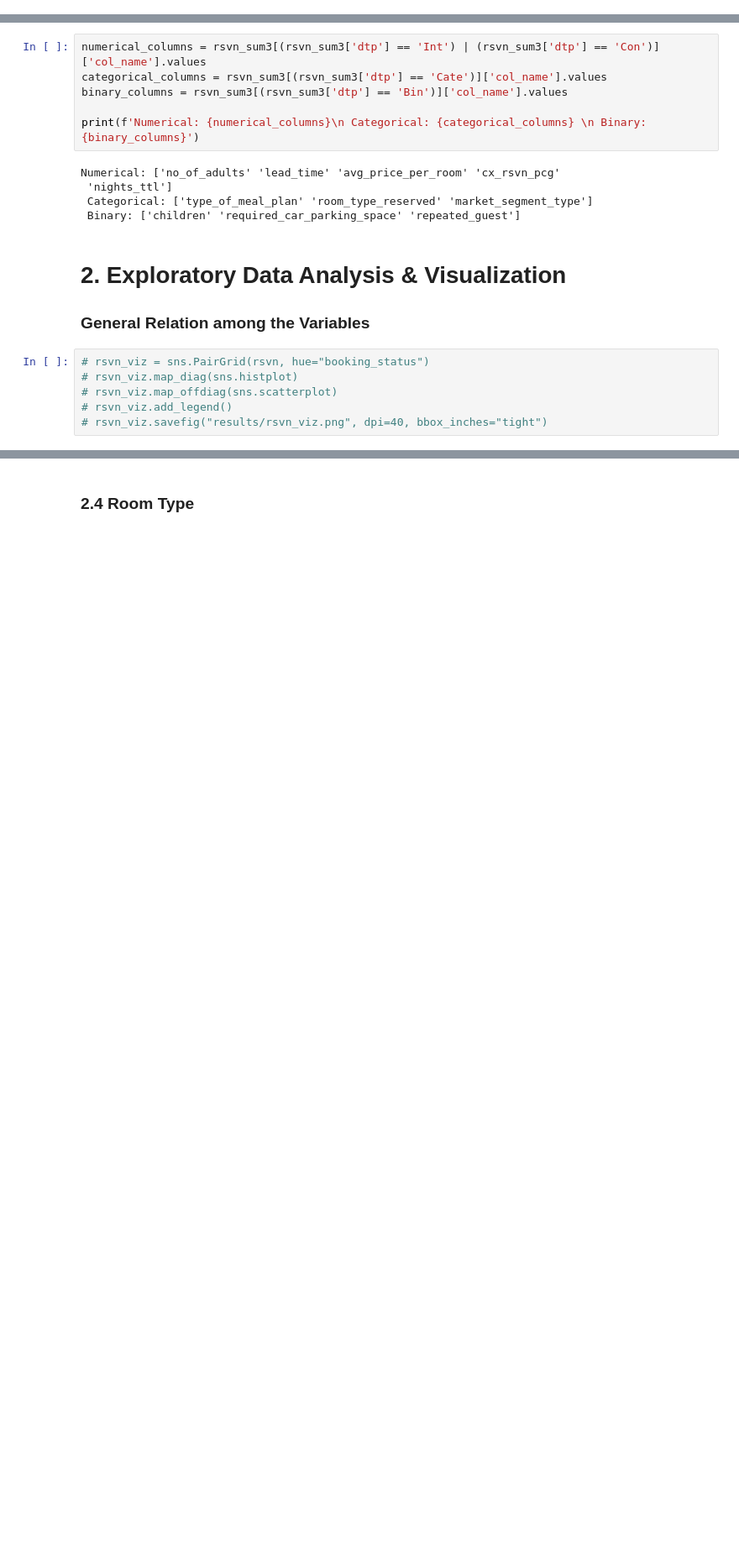
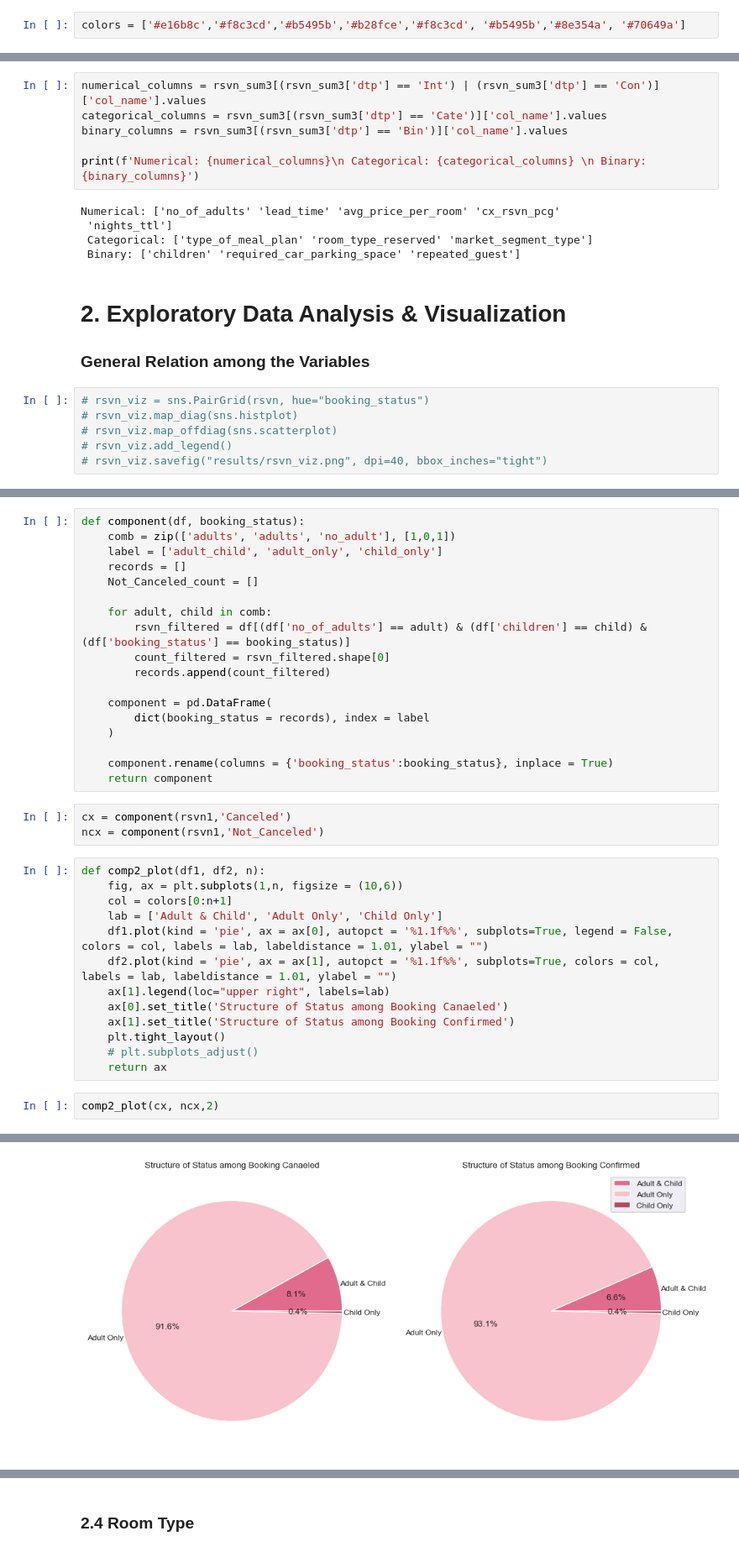
Before and after one commit to jh22d/BookedUp, a Jupyter notebook: Final_Project.ipynb, the cells around one changed output, grey strips where cells are left out. Shown at 84% size. Saved outputs shown, nothing was run; the diff lists cells and outputs as text; blank space fills up the shorter version.

Commit message:
refactor the codes and modify the graph a bit

```diff
--- a/Final_Project.ipynb
+++ b/Final_Project.ipynb
@@ -25,6 +25,8 @@ from sklearn.tree import DecisionTreeClassifier
 # import shap
 
 %matplotlib inline
+# %%
+colors = ['#e16b8c','#f8c3cd','#b5495b','#b28fce','#f8c3cd', '#b5495b','#8e354a', '#70649a']
 # %%
 data_raw = pd.read_csv("data/Hotel Reservations.csv")
 data_raw.head()
@@ -247,0 +213,37 @@ component['Not_Canceled'].plot(kind = 'pie', ax = ax[1], autopct = '%1.1f%%')
+# %%
+def component(df, booking_status):
+    comb = zip(['adults', 'adults', 'no_adult'], [1,0,1])
+    label = ['adult_child', 'adult_only', 'child_only']
+    records = []
+    Not_Canceled_count = []
+
+    for adult, child in comb:
+        rsvn_filtered = df[(df['no_of_adults'] == adult) & (df['children'] == child) &  (df['booking_status'] == booking_status)]
+        count_filtered = rsvn_filtered.shape[0]
+        records.append(count_filtered)
+
+    component = pd.DataFrame(
+        dict(booking_status = records), index = label
+    )
+
+    component.rename(columns = {'booking_status':booking_status}, inplace = True)
+    return component
+# %%
+cx = component(rsvn1,'Canceled')
+ncx = component(rsvn1,'Not_Canceled')
+# %%
+def comp2_plot(df1, df2, n):
+    fig, ax = plt.subplots(1,n, figsize = (10,6))
+    col = colors[0:n+1]
+    lab = ['Adult & Child', 'Adult Only', 'Child Only']
+    df1.plot(kind = 'pie', ax = ax[0], autopct = '%1.1f%%', subplots=True, legend = False, colors = col, labels = lab, labeldistance = 1.01, ylabel = "")
+    df2.plot(kind = 'pie', ax = ax[1], autopct = '%1.1f%%', subplots=True, colors = col,  labels = lab, labeldistance = 1.01, ylabel = "")
+    ax[1].legend(loc="upper right", labels=lab)
+    ax[0].set_title('Structure of Status among Booking Canaeled')
+    ax[1].set_title('Structure of Status among Booking Confirmed')
+    plt.tight_layout()
+    # plt.subplots_adjust()
+    return ax
+# %%
+comp2_plot(cx, ncx,2)
+# %% [output]
@@ -248 +253,2 @@ component['Not_Canceled'].plot(kind = 'pie', ax = ax[1], autopct = '%1.1f%%')
+[figure, added]
 # %% [markdown]
```
Also changed, not shown: parts of 19 cells of this notebook, 1 other file.
